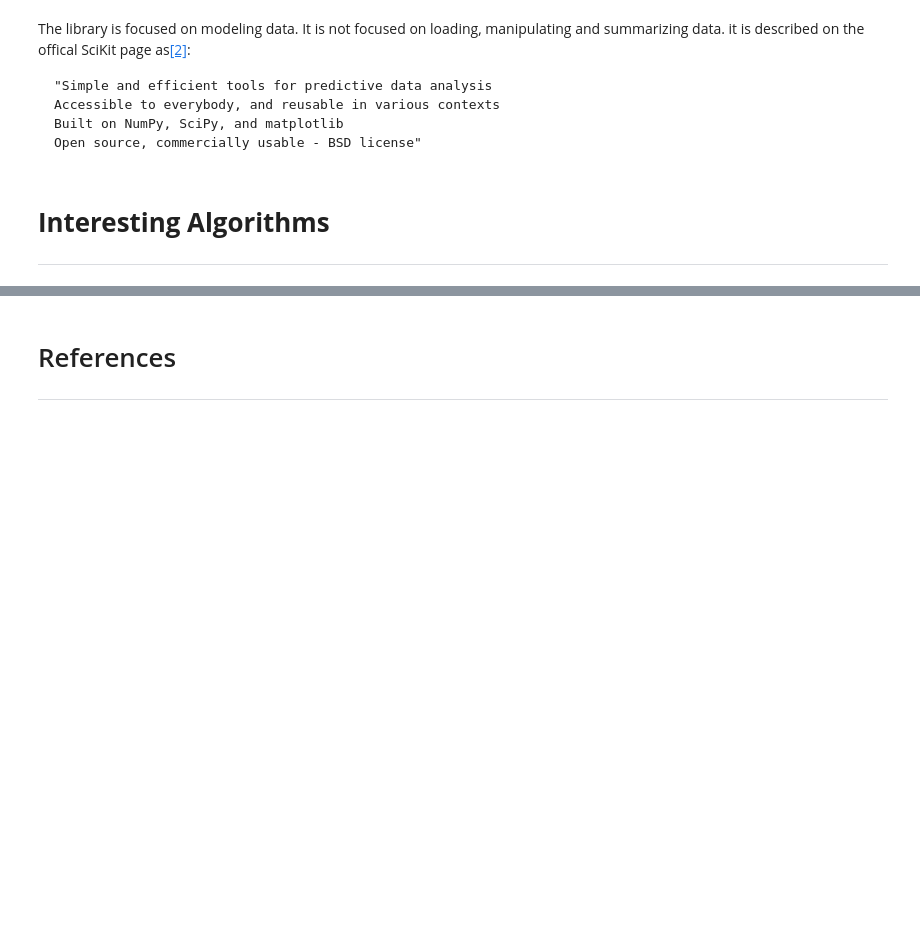
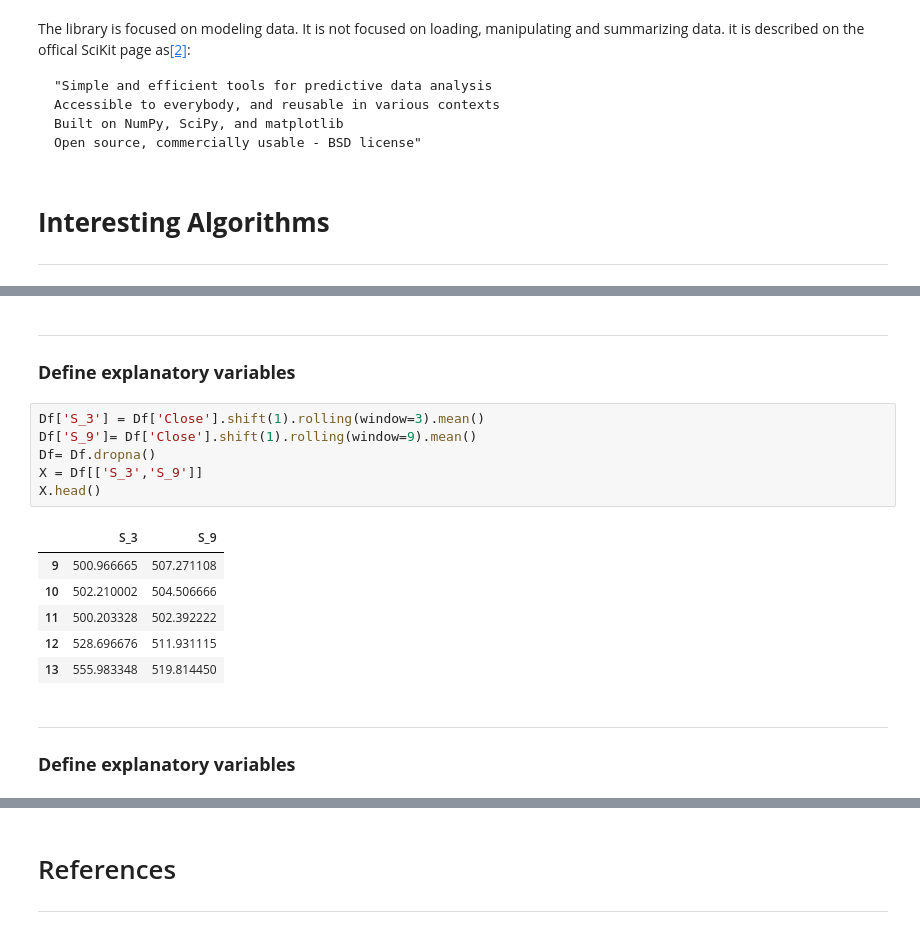
Before and after one commit to OwenKe11y/Emerging-Technologies-2021, a Jupyter notebook: project_notebooks/scikit-learn.ipynb, the cells around one changed output, grey strips where cells are left out. Drawn from its saved outputs; the diff is of its cells as text; blank space fills up the shorter version.

```diff
--- a/project_notebooks/scikit-learn.ipynb
+++ b/project_notebooks/scikit-learn.ipynb
@@ -120,0 +97,19 @@ sns.countplot(data = heart, x = heart['age'])
+# %% [markdown]
+***
+### **Define explanatory variables**
+# %%
+Df['S_3'] = Df['Close'].shift(1).rolling(window=3).mean()
+Df['S_9']= Df['Close'].shift(1).rolling(window=9).mean()
+Df= Df.dropna()
+X = Df[['S_3','S_9']]
+X.head()
+# %% [output]
+|  | S_3 | S_9 |
+| 9 | 500.966665 | 507.271108 |
+| 10 | 502.210002 | 504.506666 |
+| 11 | 500.203328 | 502.392222 |
+| 12 | 528.696676 | 511.931115 |
+| 13 | 555.983348 | 519.814450 |
+# %% [markdown]
+***
+### **Define explanatory variables**
```
Also changed, not shown: parts of 31 cells of this notebook, 4 other files.
